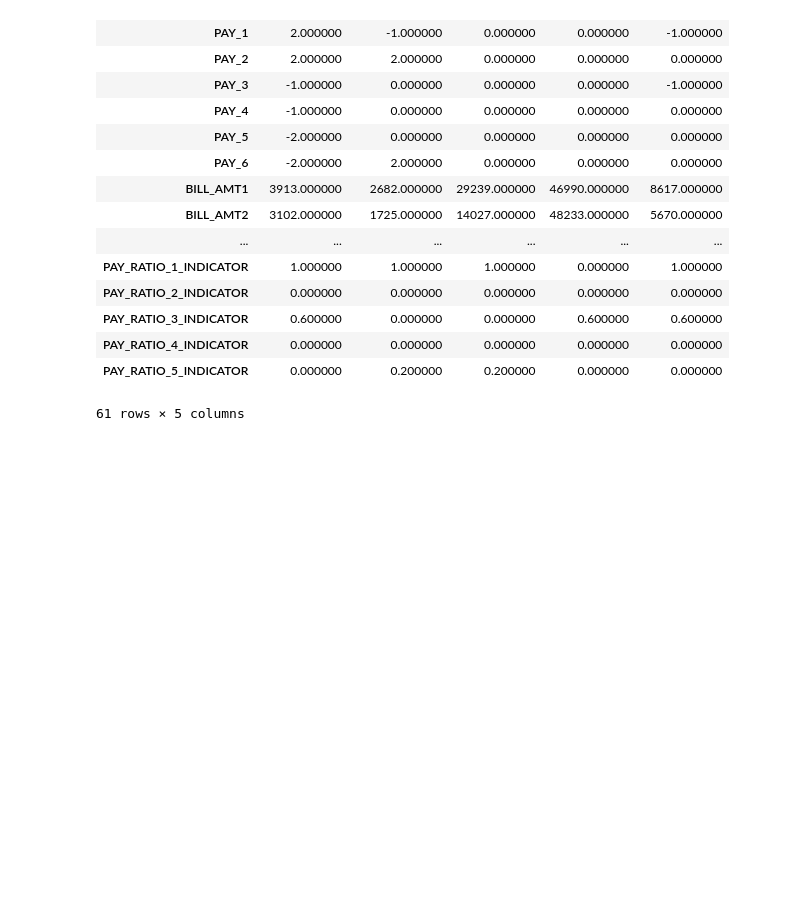
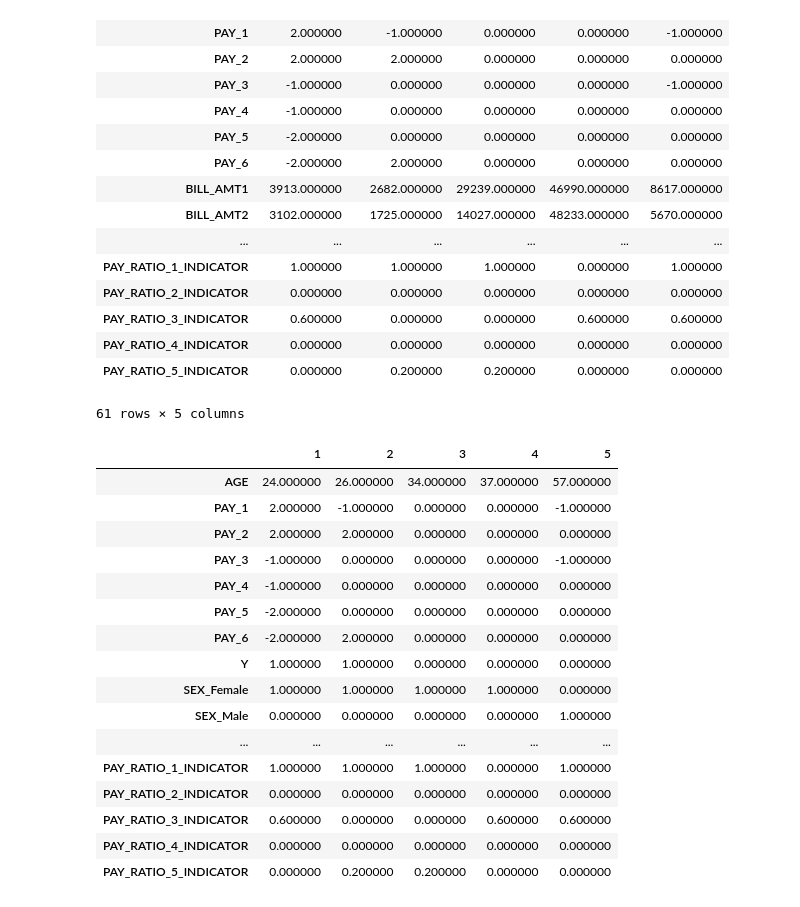
Before and after one commit to BA545-SP2019/2019-competition2-3-musketeers, a Jupyter notebook: Kevin/create_sequential_data.ipynb, the cells around one changed output. Saved outputs shown, nothing was run; the diff lists cells and outputs as text; code cells hidden in the pictures; blank space fills up the shorter version.

```diff
--- a/Kevin/create_sequential_data.ipynb
+++ b/Kevin/create_sequential_data.ipynb
@@ -83,24 +108,16 @@ lst2 = ['PAY_AMT1', 'PAY_AMT2', 'PAY_AMT3','PAY_AMT4', 'PAY_AMT5', 'PAY_AMT6']
 for idx, (col1, col2) in enumerate(zip(lst1, lst2)):
     idx +=1
     df[f"PAY_RATIO_{idx}"] = np.where(df[col1] != 0, df[col2]/df[col1], 1)
-# %%
-#create the indicator
-#if the ratio is increasing across the months we will give them a 1, 0 if is the same or decreasing.
-
-df.loc[df["PAY_RATIO_1"] < df["PAY_RATIO_2"], 'PAY_RATIO_1_INDICATOR'] = (1*(5/5))
-df.loc[df["PAY_RATIO_1"] >= df["PAY_RATIO_2"], 'PAY_RATIO_1_INDICATOR'] = 0
-
-df.loc[df["PAY_RATIO_2"] < df["PAY_RATIO_3"], 'PAY_RATIO_2_INDICATOR'] = (1*(4/5))
-df.loc[df["PAY_RATIO_2"] >= df["PAY_RATIO_3"], 'PAY_RATIO_2_INDICATOR'] = 0
-
-df.loc[df["PAY_RATIO_3"] < df["PAY_RATIO_4"], 'PAY_RATIO_3_INDICATOR'] = (1*(3/5))
-df.loc[df["PAY_RATIO_3"] >= df["PAY_RATIO_4"], 'PAY_RATIO_3_INDICATOR'] = 0
-
-df.loc[df["PAY_RATIO_4"] < df["PAY_RATIO_5"], 'PAY_RATIO_4_INDICATOR'] = (1*(2/5))
-df.loc[df["PAY_RATIO_4"] >= df["PAY_RATIO_5"], 'PAY_RATIO_4_INDICATOR'] = 0
-
-df.loc[df["PAY_RATIO_5"] < df["PAY_RATIO_6"], 'PAY_RATIO_5_INDICATOR'] = (1*(1/5))
-df.loc[df["PAY_RATIO_5"] >= df["PAY_RATIO_6"], 'PAY_RATIO_5_INDICATOR'] = 0
+# %%
+#create the indicator
+#if the ratio is increasing across the months we will give them a value of (6-(time period))/5.
+#for instace, PAY_RATIO_2_INDICATOR has a value of .8 when the condition holds
+
+lst1 = ['PAY_RATIO_1', 'PAY_RATIO_2', 'PAY_RATIO_3', 'PAY_RATIO_4','PAY_RATIO_5']
+lst2 = ['PAY_RATIO_2', 'PAY_RATIO_3', 'PAY_RATIO_4','PAY_RATIO_5', 'PAY_RATIO_6']
+for idx, (col1, col2) in enumerate(zip(lst1, lst2)):
+    idx +=1
+    df[f"PAY_RATIO_{idx}_INDICATOR"] = np.where(df[col1] < df[col2], (1 * ((6-idx)/5)), 0)
 # %%
 df.head().T
 # %% [output]
@@ -122,6 +139,39 @@ df.head().T
 | PAY_RATIO_4_INDICATOR | 0.000000 | 0.000000 | 0.000000 | 0.000000 | 0.000000 |
 | PAY_RATIO_5_INDICATOR | 0.000000 | 0.200000 | 0.200000 | 0.000000 | 0.000000 |
 61 rows × 5 columns
+# %%
+# get rid of intermediate columns;
+# some features were used in the consturction of others
+# so we have to eliminate them as they will be highly correlated
+
+columns_drop = ['LIMIT_BAL', 'BILL_AMT1', 'BILL_AMT2', 'BILL_AMT3', 'BILL_AMT4',
+       'BILL_AMT5', 'BILL_AMT6', 'PAY_AMT1', 'PAY_AMT2', 'PAY_AMT3',
+       'PAY_AMT4', 'PAY_AMT5', 'PAY_AMT6', 'OUTSTANDING_BAL1',
+       'OUTSTANDING_BAL2', 'OUTSTANDING_BAL3', 'OUTSTANDING_BAL4',
+       'OUTSTANDING_BAL5', 'OUTSTANDING_BAL6', 'OUSTANDING_BAL_1_INDICATOR',
+       'OUSTANDING_BAL_2_INDICATOR', 'OUSTANDING_BAL_3_INDICATOR',
+       'OUSTANDING_BAL_4_INDICATOR', 'OUSTANDING_BAL_5_INDICATOR']
+
+df_trimmed = df.drop(columns = columns_drop)
+df_trimmed.head().T
+# %% [output]
+|  | 1 | 2 | 3 | 4 | 5 |
+| AGE | 24.000000 | 26.000000 | 34.000000 | 37.000000 | 57.000000 |
+| PAY_1 | 2.000000 | -1.000000 | 0.000000 | 0.000000 | -1.000000 |
+| PAY_2 | 2.000000 | 2.000000 | 0.000000 | 0.000000 | 0.000000 |
+| PAY_3 | -1.000000 | 0.000000 | 0.000000 | 0.000000 | -1.000000 |
+| PAY_4 | -1.000000 | 0.000000 | 0.000000 | 0.000000 | 0.000000 |
+| PAY_5 | -2.000000 | 0.000000 | 0.000000 | 0.000000 | 0.000000 |
+| PAY_6 | -2.000000 | 2.000000 | 0.000000 | 0.000000 | 0.000000 |
+| Y | 1.000000 | 1.000000 | 0.000000 | 0.000000 | 0.000000 |
+| SEX_Female | 1.000000 | 1.000000 | 1.000000 | 1.000000 | 0.000000 |
+| SEX_Male | 0.000000 | 0.000000 | 0.000000 | 0.000000 | 1.000000 |
+| ... | ... | ... | ... | ... | ... |
+| PAY_RATIO_1_INDICATOR | 1.000000 | 1.000000 | 1.000000 | 0.000000 | 1.000000 |
+| PAY_RATIO_2_INDICATOR | 0.000000 | 0.000000 | 0.000000 | 0.000000 | 0.000000 |
+| PAY_RATIO_3_INDICATOR | 0.600000 | 0.000000 | 0.000000 | 0.600000 | 0.600000 |
+| PAY_RATIO_4_INDICATOR | 0.000000 | 0.000000 | 0.000000 | 0.000000 | 0.000000 |
+| PAY_RATIO_5_INDICATOR | 0.000000 | 0.200000 | 0.200000 | 0.000000 | 0.000000 |
 # %%
 # put to a csv
 
```
Also changed, not shown: parts of 3 cells of this notebook, 10 other files.
